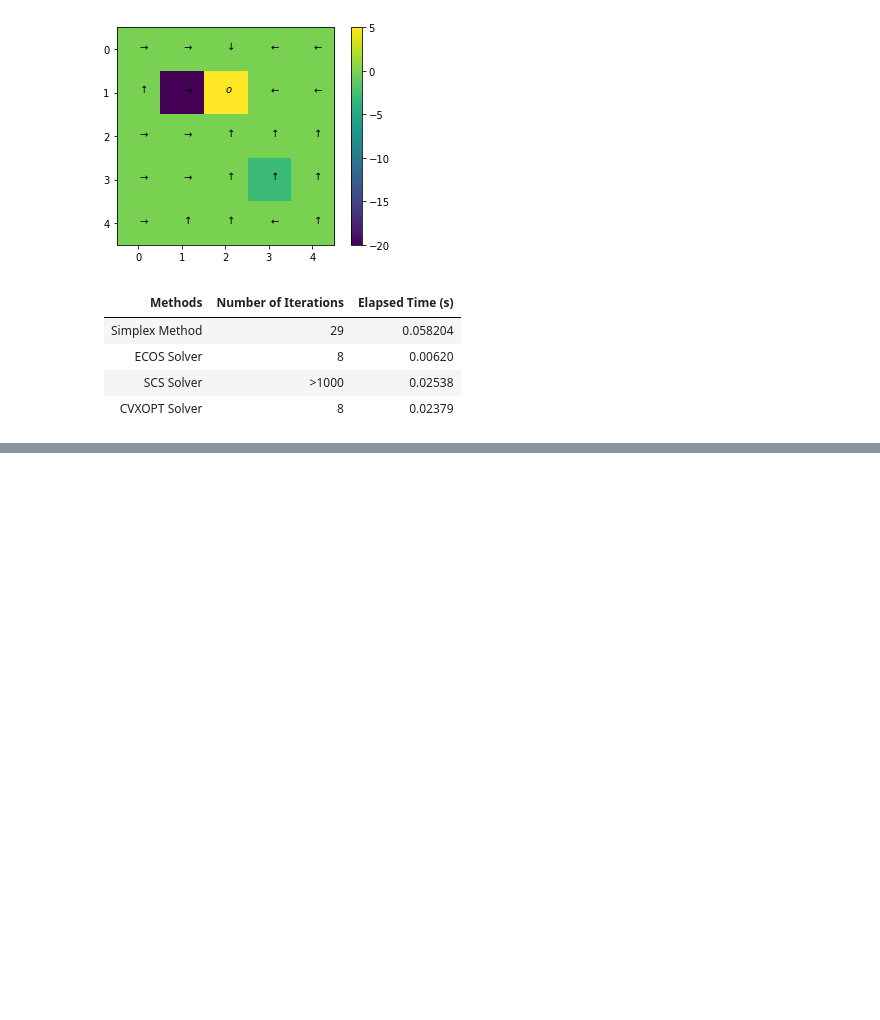
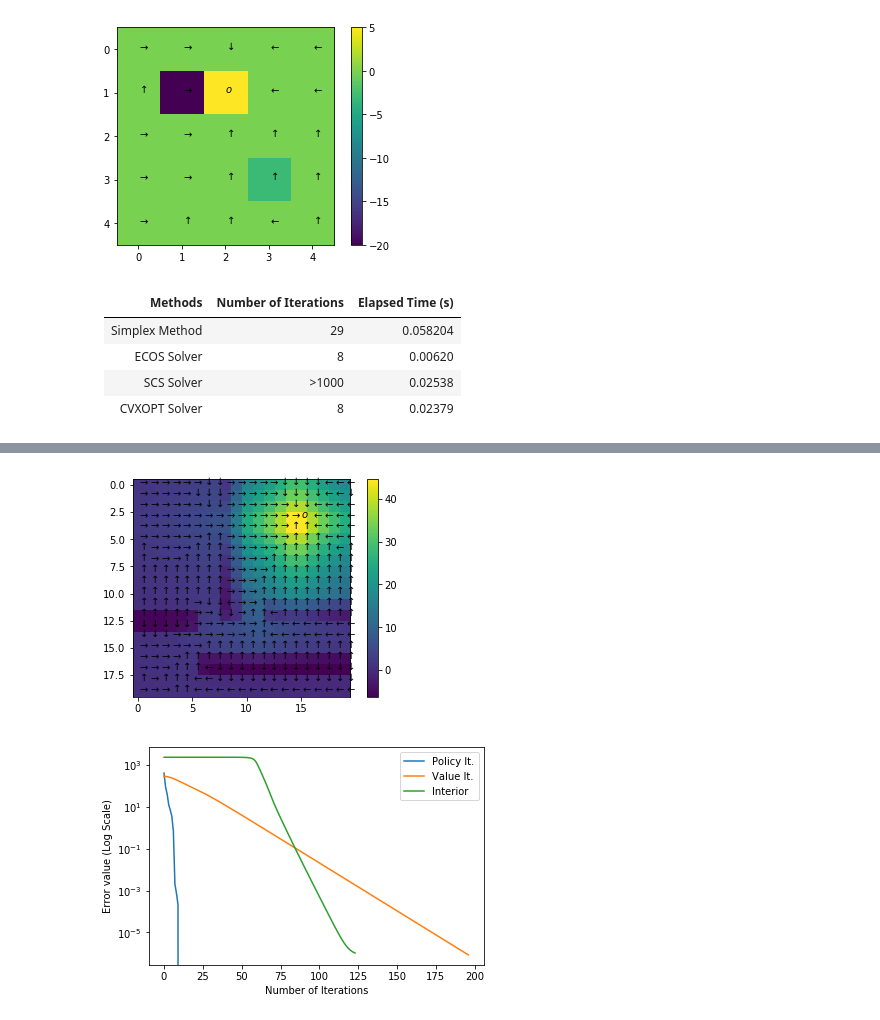
Before and after one commit to akhshah/cvxproj, a Jupyter notebook: GridWorld.ipynb, the cells around one changed output, grey strips where cells are left out. Cells and saved outputs as stored; diff of their text form; code cells hidden in the pictures; blank space fills up the shorter version.

```diff
--- a/GridWorld.ipynb
+++ b/GridWorld.ipynb
@@ -1094,0 +1142,23 @@ elapsed_time_simplex = time.time() - start_time
+# %%
+polyit_val, bestAction2,error_pol, num_iter_pol, time_pol = policyitr(P_0, b[0:P_0.shape[1]], discount, tol) # Policy Iteration
+valit_val, bestAction,error_val, num_iter_val, time_val = valitr(P_0, b, discount,polyit_val, tol) # Value Iteration
+start_time = time.time()
+res = linprog(c, -A, -b, A_eq=None, b_eq=None, bounds=None, method='simplex',\
+              callback=None, options={'disp': False, 'bland': False, 'tol': tol, 'maxiter': 1000}) # Simplex
+elapsed_time_simplex = time.time() - start_time
+obj_ecos_p, ecos_val_p, time_ecos_p=ECOS_Primal(A,b,c,tol) # ECOS Primal
+obj_scs_p, scs_val_p, time_scs_p=SCS_Primal(A,b,c,tol) # SCS Primal
+obj_cvx_p, cvx_val_p, time_cvx_p=CVXOPT_Primal(A,b,c,tol) # CVXOPT Primal
+plotGridWorld(polyit_val, bestAction2, rows, columns)
+analytical_vals=findAnalyticCenter(A_c,b_c,valit_val+10,T=1000)
+#start_time = time.time()
+#projgrad_val, projgrad_error, projgrad_iter = descent(graddes, "gradient", analytical_vals, A, b, 10, tol, valit_val) # Projected Gradient
+#elapsed_time_projgrad = time.time() - start_time
+#start_time = time.time()
+#accgrad_val, accgrad_error, accgrad_iter = descent(accelgrad, "accelerated", analytical_vals, A, b, 10, tol, valit_val) # Accelerated Gradient Descent
+#elapsed_time_accgrad = time.time() - start_time
+interior_val, interior_error, elapsed_int=interiorPoint(A_c, b_c, discount, tol, 0.4, valit_val,1e-10) # Interior Point Method
+Plots2(error_pol,error_val,interior_error)
+# %% [output]
+[figure, added]
+[figure, added]
```
Also changed, not shown: parts of 9 cells of this notebook.
